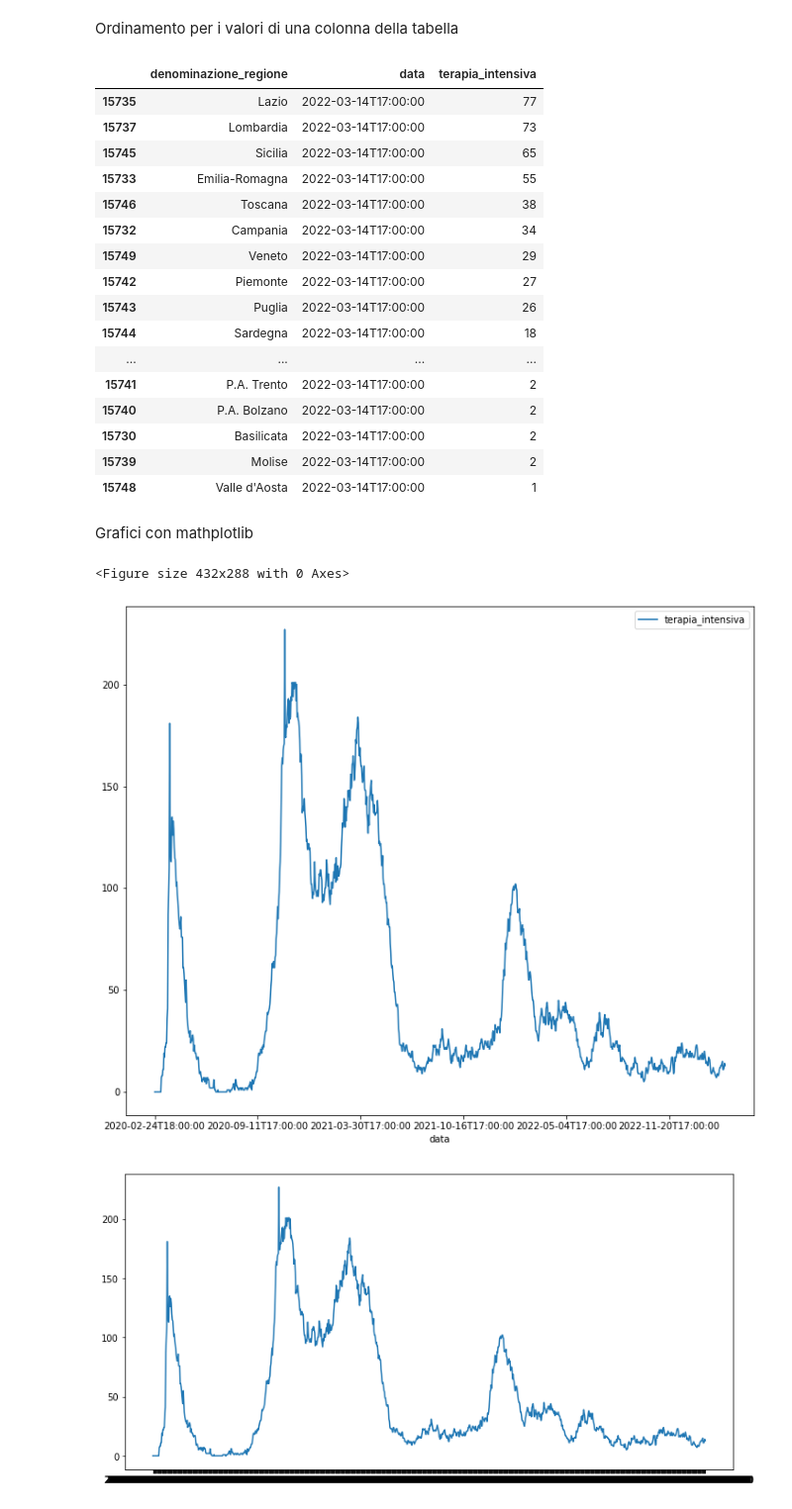
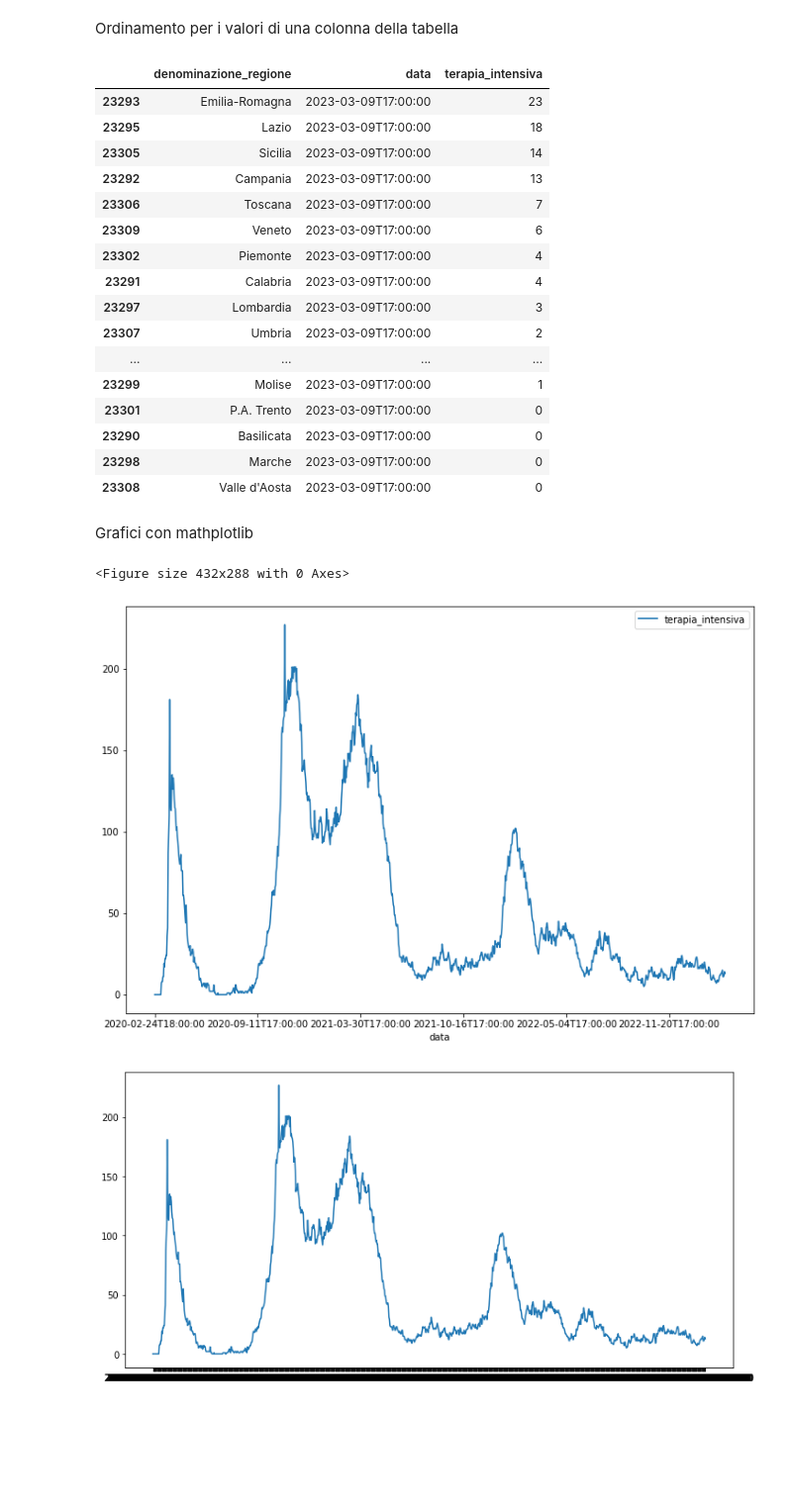
Before and after one commit to lucalista/analisi-dati-2023, a Jupyter notebook: 03.02.00__Pandas_introduzione.ipynb, the cells around one changed output. Shown at 99% size. Drawn from its saved outputs; the diff is of its cells as text; code cells hidden in the pictures; blank space fills up the shorter version.

```diff
--- a/03.02.00__Pandas_introduzione.ipynb
+++ b/03.02.00__Pandas_introduzione.ipynb
@@ -238,34 +238,34 @@ df.loc[df['denominazione_regione']=='Campania'].describe()
 # %% [markdown]
 Ordinamento per i valori di una colonna della tabella
 # %%
-df1.loc[df1['data']=='2022-03-14T17:00:00'].sort_values('terapia_intensiva',ascending=False)
+df1.loc[df1['data']=='2023-03-09T17:00:00'].sort_values('terapia_intensiva',ascending=False)
 # %% [output]
 |  | denominazione_regione | data | terapia_intensiva |
-| 15735 | Lazio | 2022-03-14T17:00:00 | 77 |
-| 15737 | Lombardia | 2022-03-14T17:00:00 | 73 |
-| 15745 | Sicilia | 2022-03-14T17:00:00 | 65 |
-| 15733 | Emilia-Romagna | 2022-03-14T17:00:00 | 55 |
-| 15746 | Toscana | 2022-03-14T17:00:00 | 38 |
-| 15732 | Campania | 2022-03-14T17:00:00 | 34 |
-| 15749 | Veneto | 2022-03-14T17:00:00 | 29 |
-| 15742 | Piemonte | 2022-03-14T17:00:00 | 27 |
-| 15743 | Puglia | 2022-03-14T17:00:00 | 26 |
-| 15744 | Sardegna | 2022-03-14T17:00:00 | 18 |
+| 23293 | Emilia-Romagna | 2023-03-09T17:00:00 | 23 |
+| 23295 | Lazio | 2023-03-09T17:00:00 | 18 |
+| 23305 | Sicilia | 2023-03-09T17:00:00 | 14 |
+| 23292 | Campania | 2023-03-09T17:00:00 | 13 |
+| 23306 | Toscana | 2023-03-09T17:00:00 | 7 |
+| 23309 | Veneto | 2023-03-09T17:00:00 | 6 |
+| 23302 | Piemonte | 2023-03-09T17:00:00 | 4 |
+| 23291 | Calabria | 2023-03-09T17:00:00 | 4 |
+| 23297 | Lombardia | 2023-03-09T17:00:00 | 3 |
+| 23307 | Umbria | 2023-03-09T17:00:00 | 2 |
 | ... | ... | ... | ... |
-| 15741 | P.A. Trento | 2022-03-14T17:00:00 | 2 |
-| 15740 | P.A. Bolzano | 2022-03-14T17:00:00 | 2 |
-| 15730 | Basilicata | 2022-03-14T17:00:00 | 2 |
-| 15739 | Molise | 2022-03-14T17:00:00 | 2 |
-| 15748 | Valle d'Aosta | 2022-03-14T17:00:00 | 1 |
+| 23299 | Molise | 2023-03-09T17:00:00 | 1 |
+| 23301 | P.A. Trento | 2023-03-09T17:00:00 | 0 |
+| 23290 | Basilicata | 2023-03-09T17:00:00 | 0 |
+| 23298 | Marche | 2023-03-09T17:00:00 | 0 |
+| 23308 | Valle d'Aosta | 2023-03-09T17:00:00 | 0 |
 # %% [markdown]
 Grafici con mathplotlib
 # %%
 plt.figure()
-ax = df_campania.plot(x='data',y='terapia_intensiva',figsize=(12,10))
+ax = df_campania.plot(x='data',y='terapia_intensiva',figsize=(12,8))
 plt.show()
 # %% [output]
 <Figure size 432x288 with 0 Axes>
-[figure, old version]
+[figure, new version]
 # %%
 plt.figure(figsize=(12,6))
 ax = plt.plot(df_campania['data'],df_campania['terapia_intensiva'])
```
Also changed, not shown: parts of 3 cells of this notebook, 1 other file.
